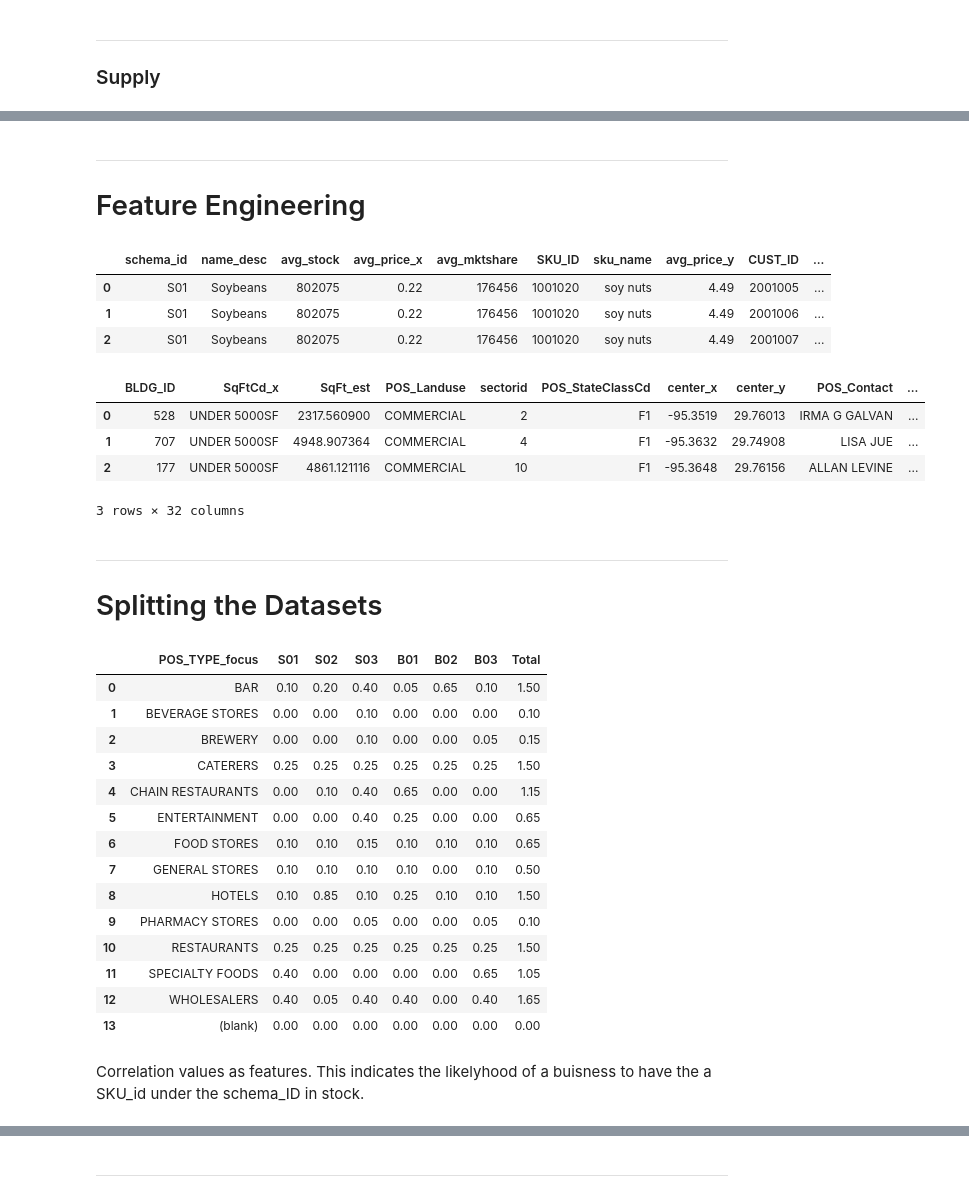
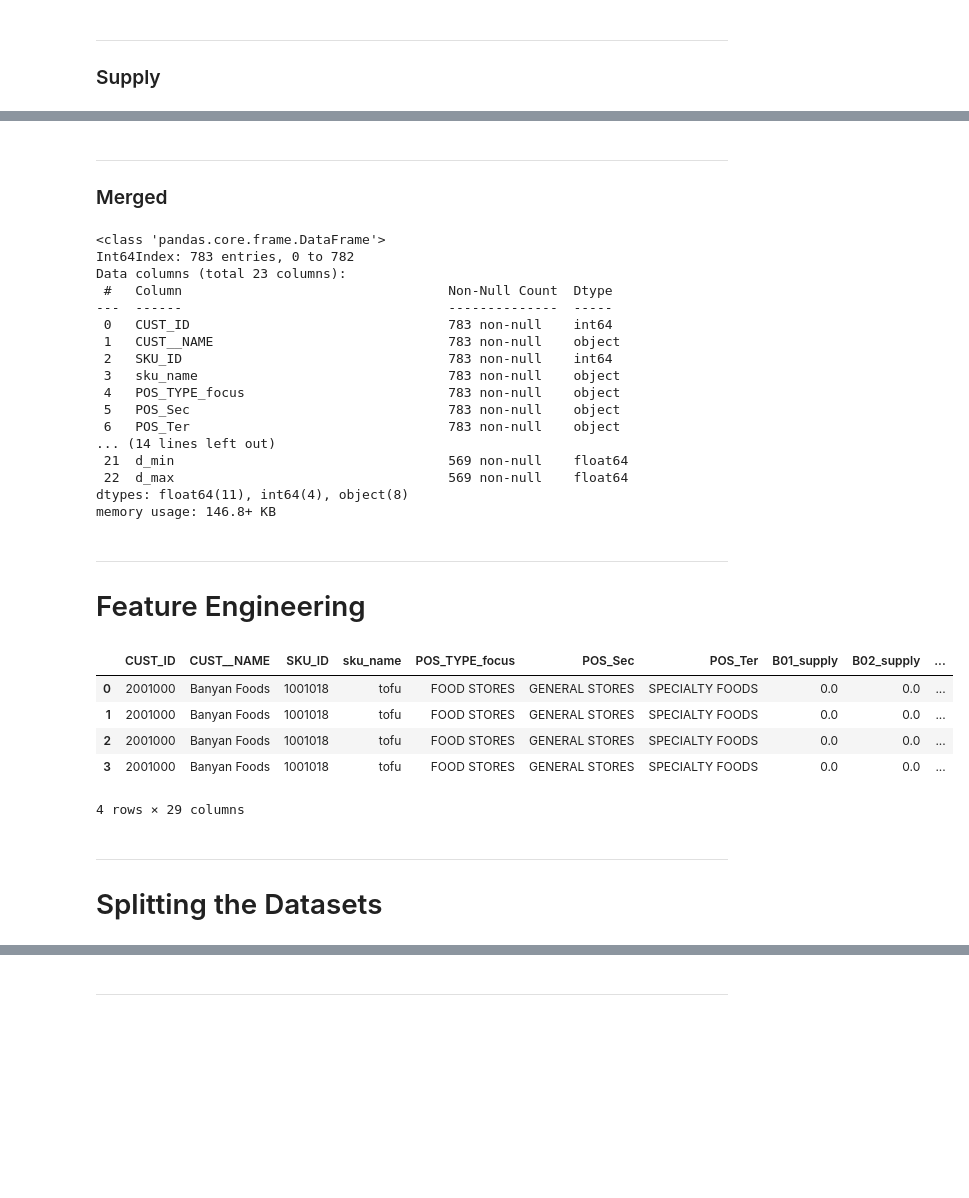
Before and after one commit to kuromasadev/PROJ4-GRP2, a Jupyter notebook: model/model_supplydemand_v02.ipynb, the cells around one changed output, grey strips where cells are left out. Drawn from its saved outputs; the diff is of its cells as text; code cells hidden in the pictures; blank space fills up the shorter version.

```diff
--- a/model/model_supplydemand_v02.ipynb
+++ b/model/model_supplydemand_v02.ipynb
@@ -102,0 +181,2 @@ merged_supply = pd.merge(pd.merge(table_A_df, table_B_df, on='schema_id'), table
+# %%
+demand_data = bldg_biz.merge(demand_matrix, on='POS_StateClass',how='left')
@@ -103,3 +191,28 @@ merged_supply = pd.merge(pd.merge(table_A_df, table_B_df, on='schema_id'), table
+# %% [markdown]
+---
+### Merged
+# %%
+primary_comparison = supply_data.merge(demand_data,on='POS_TYPE_focus',how='left')
+# %%
+primary_comparison.info()
+# %% [output]
+<class 'pandas.core.frame.DataFrame'>
+Int64Index: 783 entries, 0 to 782
+Data columns (total 23 columns):
+ #   Column                                  Non-Null Count  Dtype
+---  ------                                  --------------  -----
+ 0   CUST_ID                                 783 non-null    int64
+ 1   CUST__NAME                              783 non-null    object
+ 2   SKU_ID                                  783 non-null    int64
+ 3   sku_name                                783 non-null    object
+ 4   POS_TYPE_focus                          783 non-null    object
+ 5   POS_Sec                                 783 non-null    object
+ 6   POS_Ter                                 783 non-null    object
+... (14 lines left out)
+ 21  d_min                                   569 non-null    float64
+ 22  d_max                                   569 non-null    float64
+dtypes: float64(11), int64(4), object(8)
+memory usage: 146.8+ KB
 # %% [markdown]
 ---
 
@@ -110,9 +220,4 @@ demand_categorical_columns = ['POS_StateClass','POS_North American Industry Clas
+# %%
+pri_comp_onehot = ['sectorid','POS_Revenue']
 # %%
-encoded_supply_df = pd.get_dummies(merged_supply, columns=supply_categorical_columns)
+pri_comp_encoded = pd.get_dummies(primary_comparison, columns=pri_comp_onehot)
-# %%
-encoded_supply_df.head(3)
-# %% [output]
-|  | schema_id | name_desc | avg_stock | avg_price_x | avg_mktshare | SKU_ID | sku_name | avg_price_y | CUST_ID | ... |
-| 0 | S01 | Soybeans | 802075 | 0.22 | 176456 | 1001020 | soy nuts | 4.49 | 2001005 | ... |
-| 1 | S01 | Soybeans | 802075 | 0.22 | 176456 | 1001020 | soy nuts | 4.49 | 2001006 | ... |
-| 2 | S01 | Soybeans | 802075 | 0.22 | 176456 | 1001020 | soy nuts | 4.49 | 2001007 | ... |
@@ -121,8 +224,9 @@ encoded_demand_df = pd.get_dummies(merged_demand, columns=demand_categorical_col
-# %%
-encoded_demand_df.head(3)
-# %% [output]
-|  | BLDG_ID | SqFtCd_x | SqFt_est | POS_Landuse | sectorid | POS_StateClassCd | center_x | center_y | POS_Contact | ... |
-| 0 | 528 | UNDER 5000SF | 2317.560900 | COMMERCIAL | 2 | F1 | -95.3519 | 29.76013 | IRMA G GALVAN | ... |
-| 1 | 707 | UNDER 5000SF | 4948.907364 | COMMERCIAL | 4 | F1 | -95.3632 | 29.74908 | LISA JUE | ... |
-| 2 | 177 | UNDER 5000SF | 4861.121116 | COMMERCIAL | 10 | F1 | -95.3648 | 29.76156 | ALLAN LEVINE | ... |
-3 rows × 32 columns
+# %%
+pri_comp_encoded.head(4)
+# %% [output]
+|  | CUST_ID | CUST__NAME | SKU_ID | sku_name | POS_TYPE_focus | POS_Sec | POS_Ter | B01_supply | B02_supply | ... |
+| 0 | 2001000 | Banyan Foods | 1001018 | tofu | FOOD STORES | GENERAL STORES | SPECIALTY FOODS | 0.0 | 0.0 | ... |
+| 1 | 2001000 | Banyan Foods | 1001018 | tofu | FOOD STORES | GENERAL STORES | SPECIALTY FOODS | 0.0 | 0.0 | ... |
+| 2 | 2001000 | Banyan Foods | 1001018 | tofu | FOOD STORES | GENERAL STORES | SPECIALTY FOODS | 0.0 | 0.0 | ... |
+| 3 | 2001000 | Banyan Foods | 1001018 | tofu | FOOD STORES | GENERAL STORES | SPECIALTY FOODS | 0.0 | 0.0 | ... |
+4 rows × 29 columns
@@ -134,21 +237,0 @@ correlation_df = read_and_clean_csv(table_5_path)
-# %%
-correlation_df
-# %% [output]
-|  | POS_TYPE_focus | S01 | S02 | S03 | B01 | B02 | B03 | Total |
-| 0 | BAR | 0.10 | 0.20 | 0.40 | 0.05 | 0.65 | 0.10 | 1.50 |
-| 1 | BEVERAGE STORES | 0.00 | 0.00 | 0.10 | 0.00 | 0.00 | 0.00 | 0.10 |
-| 2 | BREWERY | 0.00 | 0.00 | 0.10 | 0.00 | 0.00 | 0.05 | 0.15 |
-| 3 | CATERERS | 0.25 | 0.25 | 0.25 | 0.25 | 0.25 | 0.25 | 1.50 |
-| 4 | CHAIN RESTAURANTS | 0.00 | 0.10 | 0.40 | 0.65 | 0.00 | 0.00 | 1.15 |
-| 5 | ENTERTAINMENT | 0.00 | 0.00 | 0.40 | 0.25 | 0.00 | 0.00 | 0.65 |
-| 6 | FOOD STORES | 0.10 | 0.10 | 0.15 | 0.10 | 0.10 | 0.10 | 0.65 |
-| 7 | GENERAL STORES | 0.10 | 0.10 | 0.10 | 0.10 | 0.00 | 0.10 | 0.50 |
-| 8 | HOTELS | 0.10 | 0.85 | 0.10 | 0.25 | 0.10 | 0.10 | 1.50 |
-| 9 | PHARMACY STORES | 0.00 | 0.00 | 0.05 | 0.00 | 0.00 | 0.05 | 0.10 |
-| 10 | RESTAURANTS | 0.25 | 0.25 | 0.25 | 0.25 | 0.25 | 0.25 | 1.50 |
-| 11 | SPECIALTY FOODS | 0.40 | 0.00 | 0.00 | 0.00 | 0.00 | 0.65 | 1.05 |
-| 12 | WHOLESALERS | 0.40 | 0.05 | 0.40 | 0.40 | 0.00 | 0.40 | 1.65 |
-| 13 | (blank) | 0.00 | 0.00 | 0.00 | 0.00 | 0.00 | 0.00 | 0.00 |
-# %% [markdown]
-
-Correlation values as features. This indicates the likelyhood of a buisness to have the a SKU_id under the schema_ID in stock.
```
Also changed, not shown: parts of 41 cells of this notebook, 1 other file.
